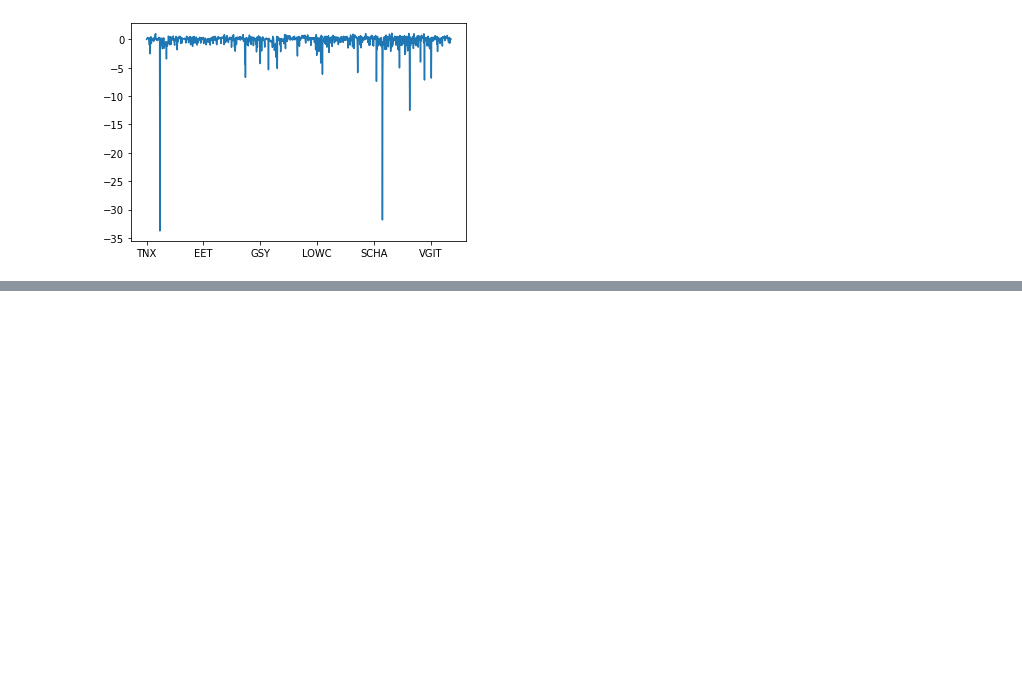
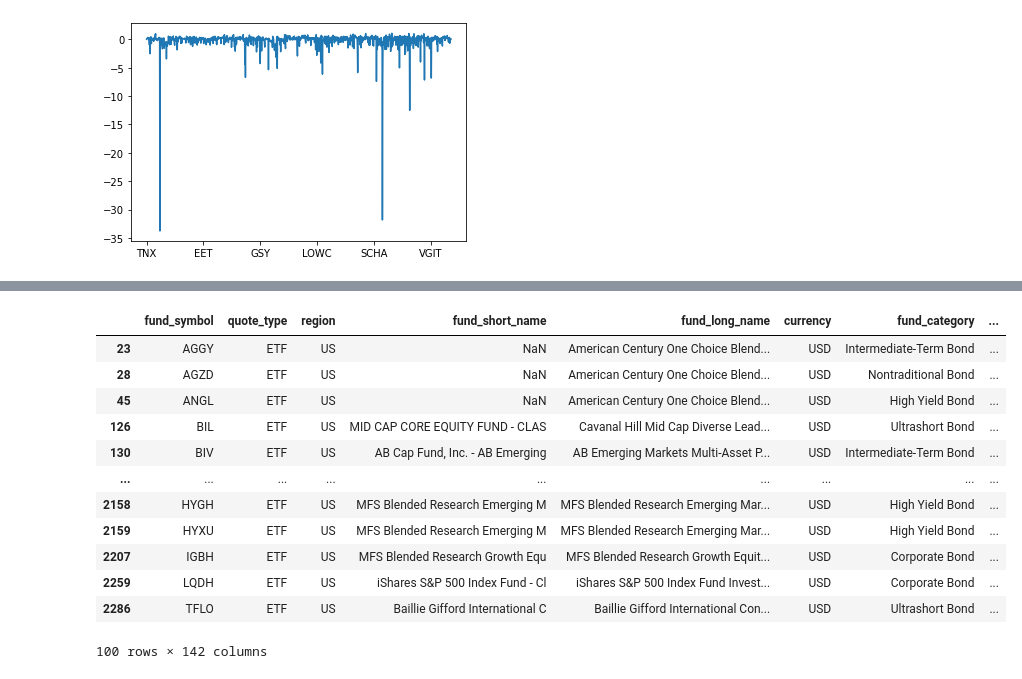
Before and after one commit to ammo888/nu_project1, a Jupyter notebook: ETF_TNX.ipynb, the cells around one changed output, grey strips where cells are left out. Cells and saved outputs as stored; diff of their text form; code cells hidden in the pictures; blank space fills up the shorter version.

Commit message:
Begin categorizing bond ETFS and portfolio allocation

```diff
--- a/ETF_TNX.ipynb
+++ b/ETF_TNX.ipynb
@@ -33,7 +50,7 @@ etf_returns = etf_pivot_df.pct_change().dropna()
 # %%
 # Import CSV file of 10-year Treasury rates data
 
-tnx_df = pd.read_csv("^TNX.csv", parse_dates=True, infer_datetime_format=True)
+tnx_df = pd.read_csv("data/^TNX.csv", parse_dates=True, infer_datetime_format=True)
 # %%
 # Set df index
 
@@ -81,0 +174,19 @@ sharpe_ratio.plot()
+# %%
+etf_desc_matched = etf_desc[etf_desc.fund_symbol.isin(tnx_etf_returns.columns)]
+# %%
+bond_etfs = etf_desc_matched[etf_desc_matched.fund_category.str.contains('Bond', na=False)]
+bond_etfs
+# %% [output]
+|  | fund_symbol | quote_type | region | fund_short_name | fund_long_name | currency | fund_category | ... |
+| 23 | AGGY | ETF | US | NaN | American Century One Choice Blend... | USD | Intermediate-Term Bond | ... |
+| 28 | AGZD | ETF | US | NaN | American Century One Choice Blend... | USD | Nontraditional Bond | ... |
+| 45 | ANGL | ETF | US | NaN | American Century One Choice Blend... | USD | High Yield Bond | ... |
+| 126 | BIL | ETF | US | MID CAP CORE EQUITY FUND - CLAS | Cavanal Hill Mid Cap Diverse Lead... | USD | Ultrashort Bond | ... |
+| 130 | BIV | ETF | US | AB Cap Fund, Inc. - AB Emerging | AB Emerging Markets Multi-Asset P... | USD | Intermediate-Term Bond | ... |
+| ... | ... | ... | ... | ... | ... | ... | ... | ... |
+| 2158 | HYGH | ETF | US | MFS Blended Research Emerging M | MFS Blended Research Emerging Mar... | USD | High Yield Bond | ... |
+| 2159 | HYXU | ETF | US | MFS Blended Research Emerging M | MFS Blended Research Emerging Mar... | USD | High Yield Bond | ... |
+| 2207 | IGBH | ETF | US | MFS Blended Research Growth Equ | MFS Blended Research Growth Equit... | USD | Corporate Bond | ... |
+| 2259 | LQDH | ETF | US | iShares S&P 500 Index Fund - Cl | iShares S&P 500 Index Fund Invest... | USD | Corporate Bond | ... |
+| 2286 | TFLO | ETF | US | Baillie Gifford International C | Baillie Gifford International Con... | USD | Ultrashort Bond | ... |
+100 rows × 142 columns
```
Also changed, not shown: parts of 20 cells of this notebook, 1 other file.
